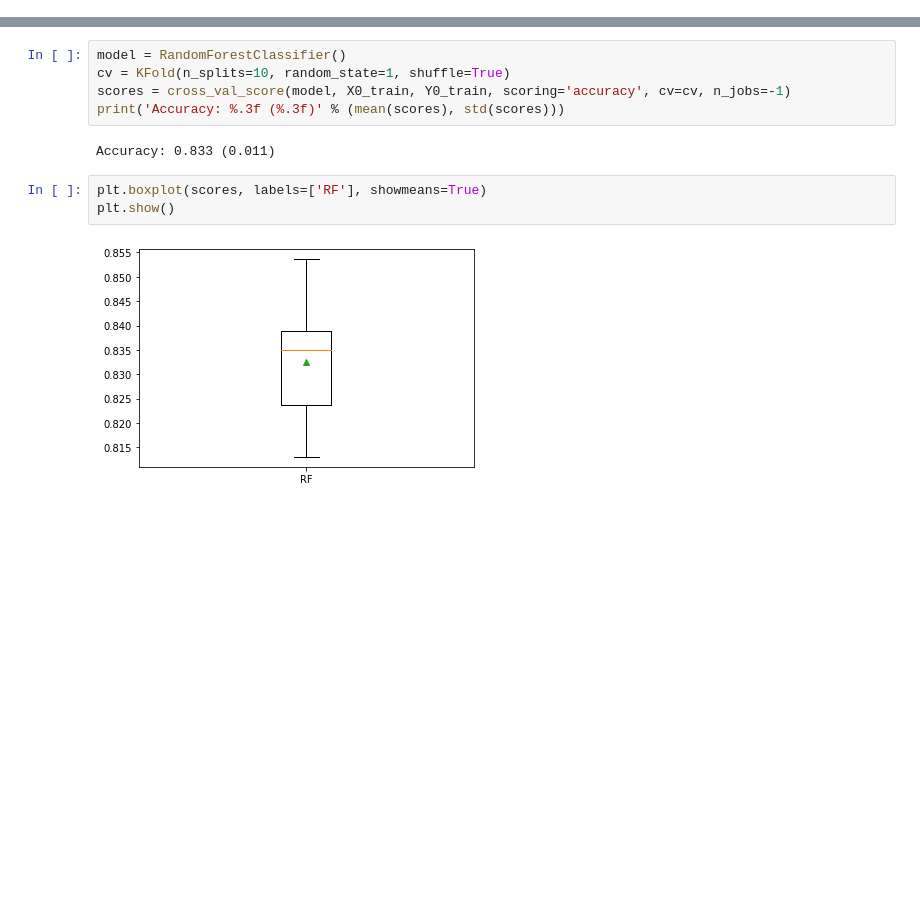
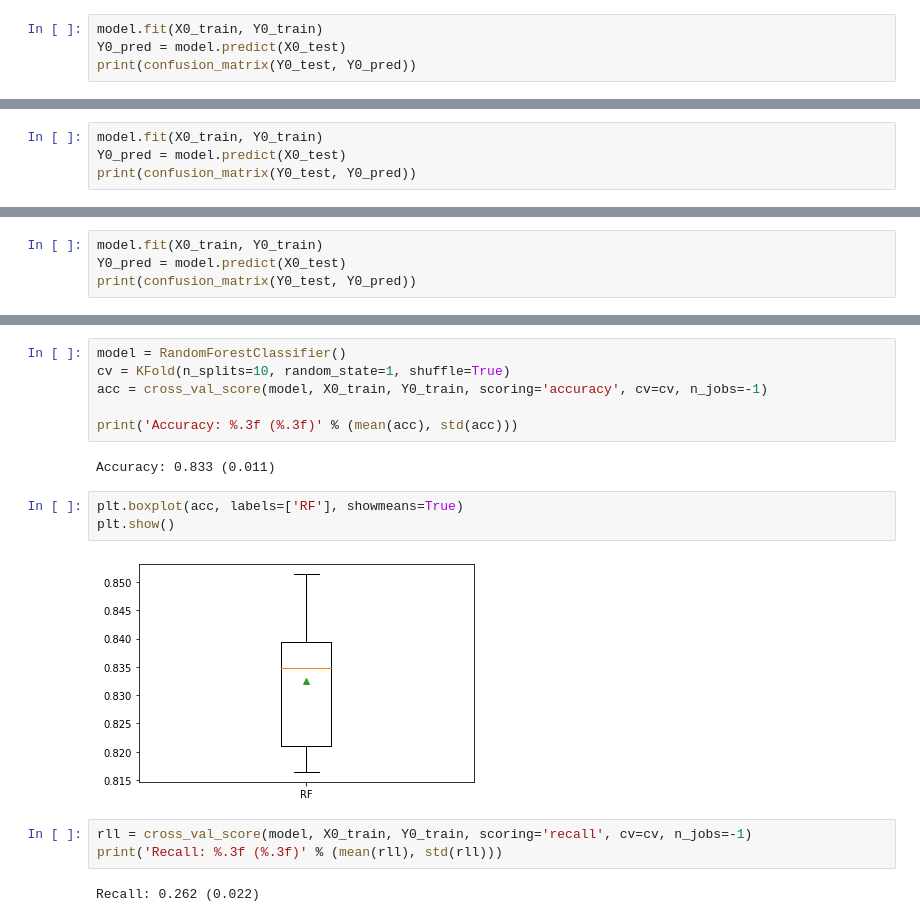
Before and after one commit to Bryan-Suelo/machine_learning, a Jupyter notebook: default_credit_card_clients/default_credit_card.ipynb, the cells around one changed output, grey strips where cells are left out. Saved outputs shown, nothing was run; the diff lists cells and outputs as text; blank space fills up the shorter version.

Commit message:
Confusion matrix and classification report

```diff
--- a/default_credit_card_clients/default_credit_card.ipynb
+++ b/default_credit_card_clients/default_credit_card.ipynb
@@ -703,0 +856,4 @@ plt.show()
+# %%
+model.fit(X0_train, Y0_train)
+Y0_pred = model.predict(X0_test)
+print(confusion_matrix(Y0_test, Y0_pred))
@@ -717,0 +906,4 @@ plt.show()
+# %%
+model.fit(X0_train, Y0_train)
+Y0_pred = model.predict(X0_test)
+print(confusion_matrix(Y0_test, Y0_pred))
@@ -733,0 +956,4 @@ plt.show()
+# %%
+model.fit(X0_train, Y0_train)
+Y0_pred = model.predict(X0_test)
+print(confusion_matrix(Y0_test, Y0_pred))
@@ -734,12 +976,18 @@ plt.show()
 # %%
 model = RandomForestClassifier()
 cv = KFold(n_splits=10, random_state=1, shuffle=True)
-scores = cross_val_score(model, X0_train, Y0_train, scoring='accuracy', cv=cv, n_jobs=-1)
-print('Accuracy: %.3f (%.3f)' % (mean(scores), std(scores)))
+acc = cross_val_score(model, X0_train, Y0_train, scoring='accuracy', cv=cv, n_jobs=-1)
+
+print('Accuracy: %.3f (%.3f)' % (mean(acc), std(acc)))
 # %% [output]
 Accuracy: 0.833 (0.011)
 # %%
-plt.boxplot(scores, labels=['RF'], showmeans=True)
+plt.boxplot(acc, labels=['RF'], showmeans=True)
 plt.show()
 # %% [output]
-[figure, old version]
+[figure, new version]
+# %%
+rll = cross_val_score(model, X0_train, Y0_train, scoring='recall', cv=cv, n_jobs=-1)
+print('Recall: %.3f (%.3f)' % (mean(rll), std(rll)))
+# %% [output]
+Recall: 0.262 (0.022)
```
Also changed, not shown: parts of 40 cells of this notebook.
